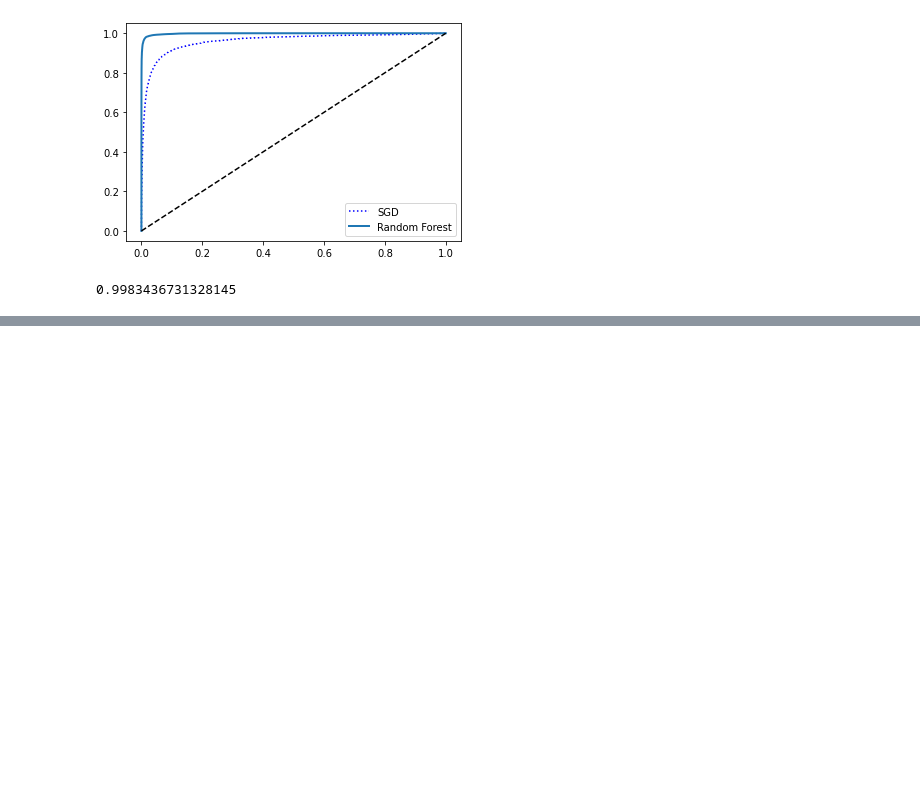
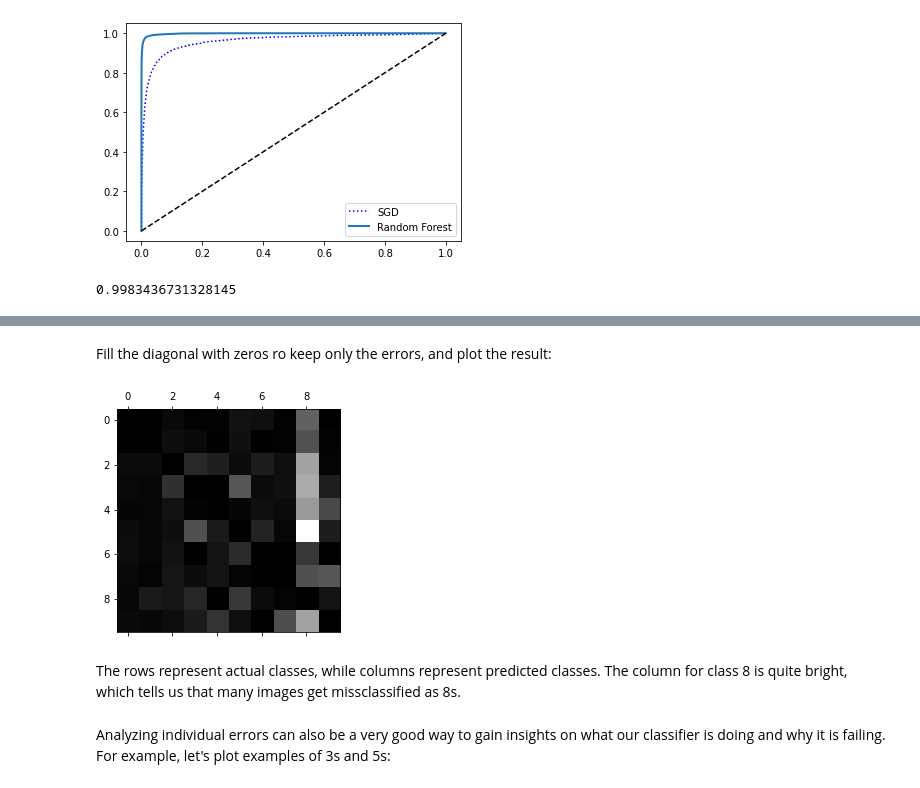
Before and after one commit to cristianpachon/hands-on-ml, a Jupyter notebook: code/02_classification/01_MNIST.ipynb, the cells around one changed output, grey strips where cells are left out. Cells and saved outputs as stored; diff of their text form; code cells hidden in the pictures; blank space fills up the shorter version.

```diff
--- a/code/02_classification/01_MNIST.ipynb
+++ b/code/02_classification/01_MNIST.ipynb
@@ -233,0 +320,3 @@ roc_auc_score(y_train_5, y_scores_forest)
+# %%
+row_sums = conf_mx.sum(axis=1, keepdims=True)
+row_sums
@@ -233,0 +334,2 @@ roc_auc_score(y_train_5, y_scores_forest)
+# %%
+norm_conf_mx = conf_mx / row_sums
@@ -233,0 +356,12 @@ roc_auc_score(y_train_5, y_scores_forest)
+# %% [markdown]
+Fill the diagonal with zeros ro keep only the errors, and plot the result:
+# %%
+np.fill_diagonal(norm_conf_mx, 0)
+plt.matshow(norm_conf_mx, cmap=plt.cm.gray)
+plt.show()
+# %% [output]
+[figure, added]
+# %% [markdown]
+The rows represent actual classes, while columns represent predicted classes. The column for class 8 is quite bright, which tells us that many images get missclassified as 8s.
+# %% [markdown]
+Analyzing individual errors can also be a very good way to gain insights on what our classifier is doing and why it is failing. For example, let's plot examples of 3s and 5s:
```
Also changed, not shown: parts of 22 cells of this notebook.
